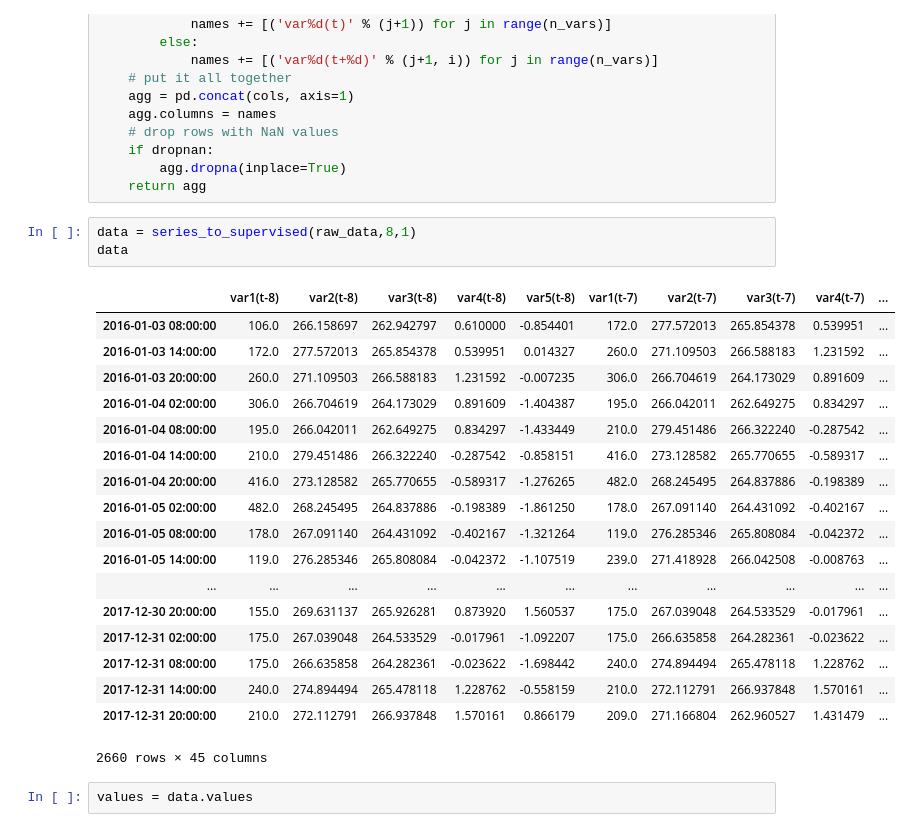
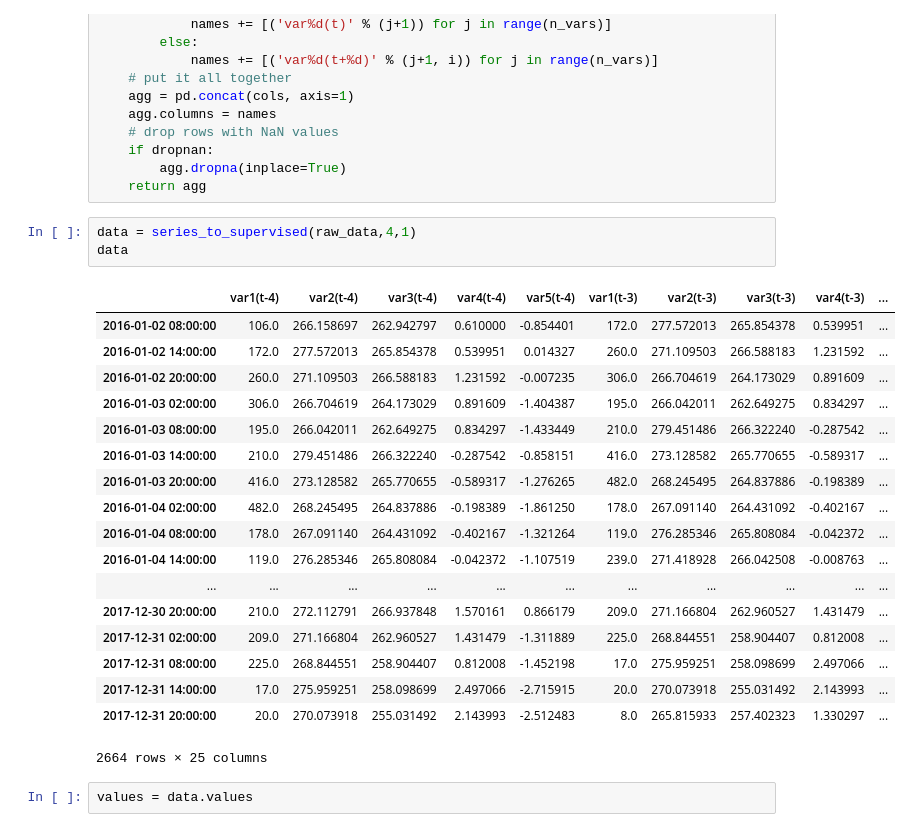
Before and after one commit to wukunkunhaha/Air-Quality, a Jupyter notebook: 大喵喵.ipynb, the cells around one changed output. Saved outputs shown, nothing was run; the diff lists cells and outputs as text.

```diff
--- a/大喵喵.ipynb
+++ b/大喵喵.ipynb
@@ -62,27 +64,27 @@ def series_to_supervised(data, n_in=1, n_out=1, dropnan=True):
         agg.dropna(inplace=True)
     return agg
 # %%
-data = series_to_supervised(raw_data,8,1)
+data = series_to_supervised(raw_data,4,1)
 data
 # %% [output]
-|  | var1(t-8) | var2(t-8) | var3(t-8) | var4(t-8) | var5(t-8) | var1(t-7) | var2(t-7) | var3(t-7) | var4(t-7) | ... |
-| 2016-01-03 08:00:00 | 106.0 | 266.158697 | 262.942797 | 0.610000 | -0.854401 | 172.0 | 277.572013 | 265.854378 | 0.539951 | ... |
-| 2016-01-03 14:00:00 | 172.0 | 277.572013 | 265.854378 | 0.539951 | 0.014327 | 260.0 | 271.109503 | 266.588183 | 1.231592 | ... |
-| 2016-01-03 20:00:00 | 260.0 | 271.109503 | 266.588183 | 1.231592 | -0.007235 | 306.0 | 266.704619 | 264.173029 | 0.891609 | ... |
-| 2016-01-04 02:00:00 | 306.0 | 266.704619 | 264.173029 | 0.891609 | -1.404387 | 195.0 | 266.042011 | 262.649275 | 0.834297 | ... |
-| 2016-01-04 08:00:00 | 195.0 | 266.042011 | 262.649275 | 0.834297 | -1.433449 | 210.0 | 279.451486 | 266.322240 | -0.287542 | ... |
-| 2016-01-04 14:00:00 | 210.0 | 279.451486 | 266.322240 | -0.287542 | -0.858151 | 416.0 | 273.128582 | 265.770655 | -0.589317 | ... |
-| 2016-01-04 20:00:00 | 416.0 | 273.128582 | 265.770655 | -0.589317 | -1.276265 | 482.0 | 268.245495 | 264.837886 | -0.198389 | ... |
-| 2016-01-05 02:00:00 | 482.0 | 268.245495 | 264.837886 | -0.198389 | -1.861250 | 178.0 | 267.091140 | 264.431092 | -0.402167 | ... |
-| 2016-01-05 08:00:00 | 178.0 | 267.091140 | 264.431092 | -0.402167 | -1.321264 | 119.0 | 276.285346 | 265.808084 | -0.042372 | ... |
-| 2016-01-05 14:00:00 | 119.0 | 276.285346 | 265.808084 | -0.042372 | -1.107519 | 239.0 | 271.418928 | 266.042508 | -0.008763 | ... |
+|  | var1(t-4) | var2(t-4) | var3(t-4) | var4(t-4) | var5(t-4) | var1(t-3) | var2(t-3) | var3(t-3) | var4(t-3) | ... |
+| 2016-01-02 08:00:00 | 106.0 | 266.158697 | 262.942797 | 0.610000 | -0.854401 | 172.0 | 277.572013 | 265.854378 | 0.539951 | ... |
+| 2016-01-02 14:00:00 | 172.0 | 277.572013 | 265.854378 | 0.539951 | 0.014327 | 260.0 | 271.109503 | 266.588183 | 1.231592 | ... |
+| 2016-01-02 20:00:00 | 260.0 | 271.109503 | 266.588183 | 1.231592 | -0.007235 | 306.0 | 266.704619 | 264.173029 | 0.891609 | ... |
+| 2016-01-03 02:00:00 | 306.0 | 266.704619 | 264.173029 | 0.891609 | -1.404387 | 195.0 | 266.042011 | 262.649275 | 0.834297 | ... |
+| 2016-01-03 08:00:00 | 195.0 | 266.042011 | 262.649275 | 0.834297 | -1.433449 | 210.0 | 279.451486 | 266.322240 | -0.287542 | ... |
+| 2016-01-03 14:00:00 | 210.0 | 279.451486 | 266.322240 | -0.287542 | -0.858151 | 416.0 | 273.128582 | 265.770655 | -0.589317 | ... |
+| 2016-01-03 20:00:00 | 416.0 | 273.128582 | 265.770655 | -0.589317 | -1.276265 | 482.0 | 268.245495 | 264.837886 | -0.198389 | ... |
+| 2016-01-04 02:00:00 | 482.0 | 268.245495 | 264.837886 | -0.198389 | -1.861250 | 178.0 | 267.091140 | 264.431092 | -0.402167 | ... |
+| 2016-01-04 08:00:00 | 178.0 | 267.091140 | 264.431092 | -0.402167 | -1.321264 | 119.0 | 276.285346 | 265.808084 | -0.042372 | ... |
+| 2016-01-04 14:00:00 | 119.0 | 276.285346 | 265.808084 | -0.042372 | -1.107519 | 239.0 | 271.418928 | 266.042508 | -0.008763 | ... |
 | ... | ... | ... | ... | ... | ... | ... | ... | ... | ... | ... |
-| 2017-12-30 20:00:00 | 155.0 | 269.631137 | 265.926281 | 0.873920 | 1.560537 | 175.0 | 267.039048 | 264.533529 | -0.017961 | ... |
-| 2017-12-31 02:00:00 | 175.0 | 267.039048 | 264.533529 | -0.017961 | -1.092207 | 175.0 | 266.635858 | 264.282361 | -0.023622 | ... |
-| 2017-12-31 08:00:00 | 175.0 | 266.635858 | 264.282361 | -0.023622 | -1.698442 | 240.0 | 274.894494 | 265.478118 | 1.228762 | ... |
-| 2017-12-31 14:00:00 | 240.0 | 274.894494 | 265.478118 | 1.228762 | -0.558159 | 210.0 | 272.112791 | 266.937848 | 1.570161 | ... |
-| 2017-12-31 20:00:00 | 210.0 | 272.112791 | 266.937848 | 1.570161 | 0.866179 | 209.0 | 271.166804 | 262.960527 | 1.431479 | ... |
+| 2017-12-30 20:00:00 | 210.0 | 272.112791 | 266.937848 | 1.570161 | 0.866179 | 209.0 | 271.166804 | 262.960527 | 1.431479 | ... |
+| 2017-12-31 02:00:00 | 209.0 | 271.166804 | 262.960527 | 1.431479 | -1.311889 | 225.0 | 268.844551 | 258.904407 | 0.812008 | ... |
+| 2017-12-31 08:00:00 | 225.0 | 268.844551 | 258.904407 | 0.812008 | -1.452198 | 17.0 | 275.959251 | 258.098699 | 2.497066 | ... |
+| 2017-12-31 14:00:00 | 17.0 | 275.959251 | 258.098699 | 2.497066 | -2.715915 | 20.0 | 270.073918 | 255.031492 | 2.143993 | ... |
+| 2017-12-31 20:00:00 | 20.0 | 270.073918 | 255.031492 | 2.143993 | -2.512483 | 8.0 | 265.815933 | 257.402323 | 1.330297 | ... |
-2660 rows × 45 columns
+2664 rows × 25 columns
 # %%
 values = data.values
 # %%
```
Also changed, not shown: parts of 18 cells of this notebook.
